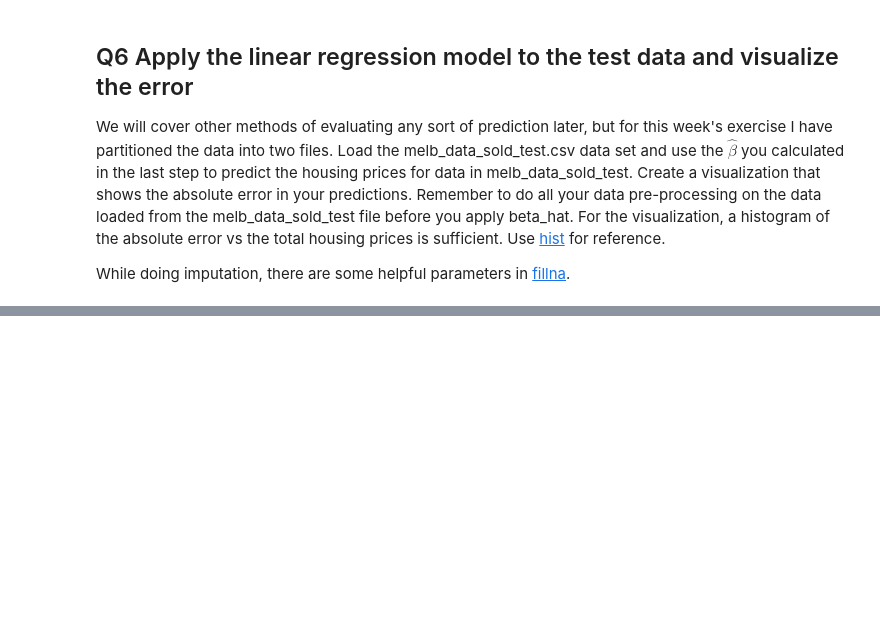
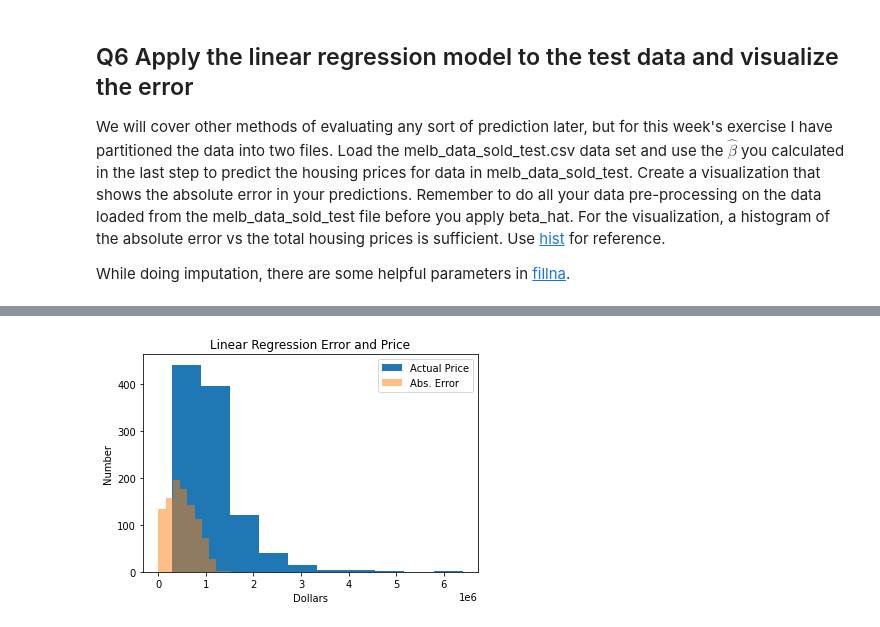
Before and after one commit to alex-chiu/CS329E-Data-Analytics, a Jupyter notebook: HW3/CS329E_HW3.ipynb, the cells around one changed output, grey strips where cells are left out. Drawn from its saved outputs; the diff is of its cells as text; code cells hidden in the pictures; blank space fills up the shorter version.

```diff
--- a/HW3/CS329E_HW3.ipynb
+++ b/HW3/CS329E_HW3.ipynb
@@ -117,2 +213,7 @@ While doing imputation, there are some helpful parameters in [fillna](https://pa
 # %%
 # Step one, add the new attribute for the 'distance_to_toorak' and the one hot encoding to the new data frame
+
+df_test = df_test_init.assign(distance_to_toorak = haversine_distance(toorak_pt, np.array([df_test_init["Lattitude"], df_test_init["Longtitude"]])))
+del df_test['Type']
+df_test = pd.concat([df_test, pd.get_dummies(df_test_init['Type'])], axis=1)
+df_test
@@ -119,2 +234,5 @@ While doing imputation, there are some helpful parameters in [fillna](https://pa
 # %%
 # Step two, build the attribute matrix Xdot
+X_dot = df_test.loc[:, ['distance_to_toorak', 'h', 't', 'u']]
+X_dot['intercept'] = 1;
+X_dot
@@ -121,5 +253,9 @@ While doing imputation, there are some helpful parameters in [fillna](https://pa
 # %%
 # Step three, multiply Xdot by Beta hat. DO NOT USE A LOOP.  This is a vector of predicted prices
 # called y_hat in the notes
+
+y_hat = np.matmul(X_dot, beta_hat)
 # %%
 # Step four, calculate the error vector, |actual price - predicted price|. We call this our "absolute error"
+abs_error = np.abs(df_test_init['Price'] - y_hat)[0]
+abs_error
@@ -126,3 +275,13 @@ While doing imputation, there are some helpful parameters in [fillna](https://pa
 # %%
 # Step five, create a histogram of the absolute error, and on the same plot create a histogram of the actual price.
 # You should use the "alpha" parameter to make the graph on top slightly translucent
+
+plt.hist(df_test_init['Price'])
+plt.hist(abs_error, alpha=0.5)
+plt.title("Linear Regression Error and Price")
+plt.xlabel("Dollars")
+plt.ylabel("Number")
+plt.legend(["Actual Price", "Abs. Error"])
+plt.show()
+# %% [output]
+[figure, added]
```
Also changed, not shown: parts of 15 cells of this notebook, 1 other file.
